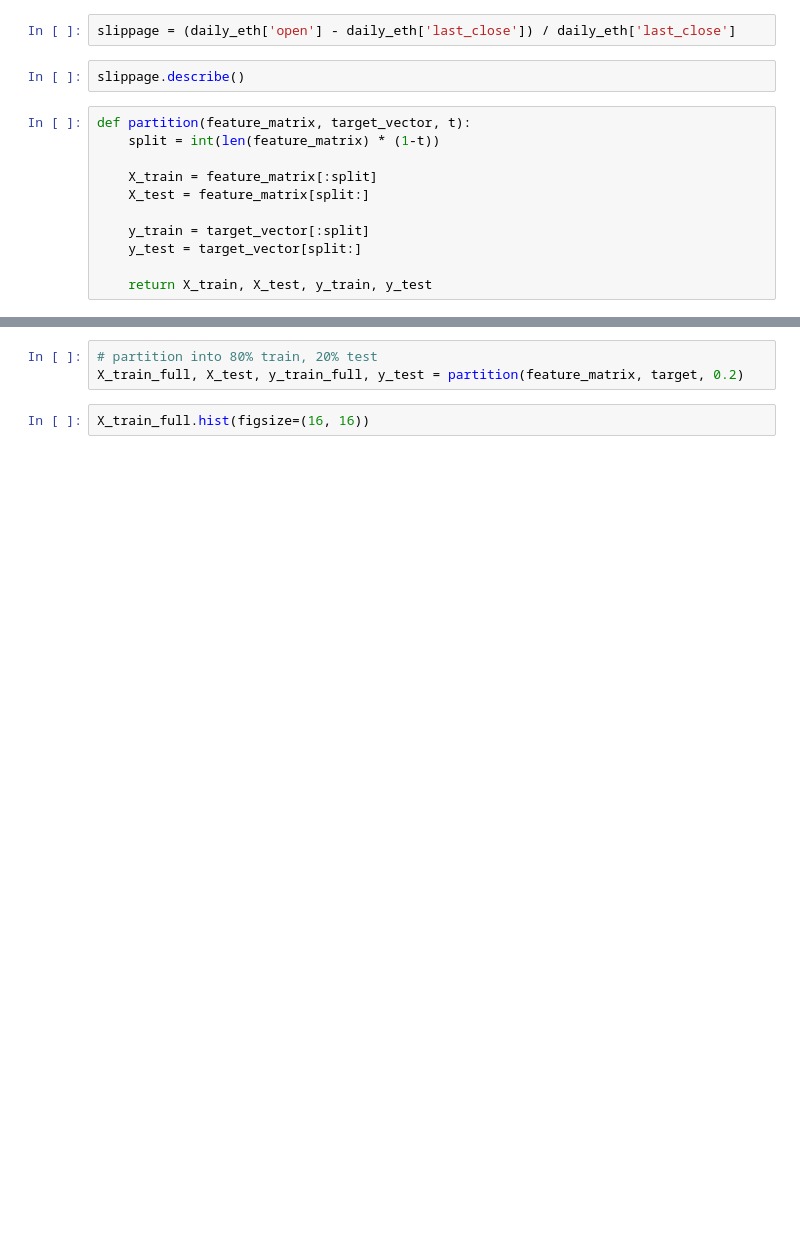
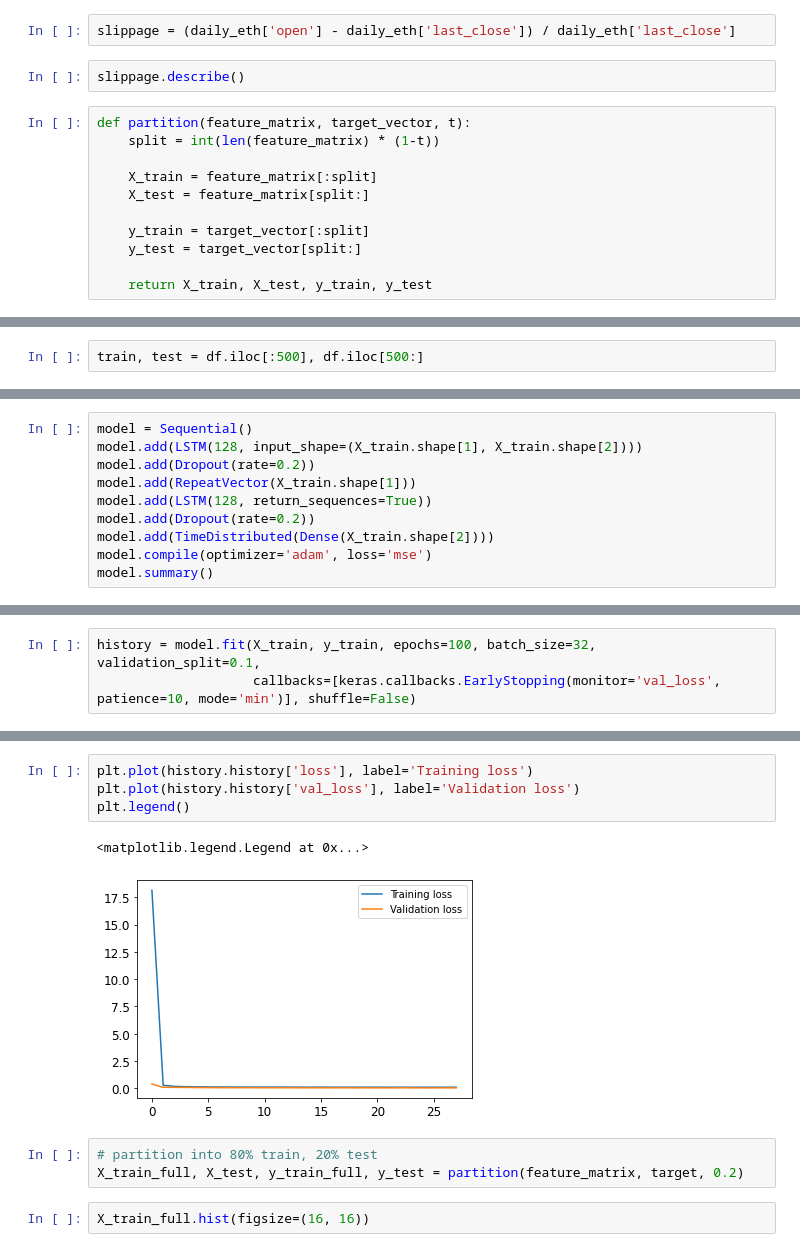
Before and after one commit to lohs/crypto-drl, a Jupyter notebook: neural_network/deep-learning.ipynb, the cells around one changed output, grey strips where cells are left out. Cells and saved outputs as stored; diff of their text form; blank space fills up the shorter version.

```diff
--- a/neural_network/deep-learning.ipynb
+++ b/neural_network/deep-learning.ipynb
@@ -108,0 +177,2 @@ target = daily_eth['target_trade']
+# %%
+train, test = df.iloc[:500], df.iloc[500:]
@@ -108,0 +216,10 @@ target = daily_eth['target_trade']
+# %%
+model = Sequential()
+model.add(LSTM(128, input_shape=(X_train.shape[1], X_train.shape[2])))
+model.add(Dropout(rate=0.2))
+model.add(RepeatVector(X_train.shape[1]))
+model.add(LSTM(128, return_sequences=True))
+model.add(Dropout(rate=0.2))
+model.add(TimeDistributed(Dense(X_train.shape[2])))
+model.compile(optimizer='adam', loss='mse')
+model.summary()
@@ -108,0 +244,3 @@ target = daily_eth['target_trade']
+# %%
+history = model.fit(X_train, y_train, epochs=100, batch_size=32, validation_split=0.1,
+                    callbacks=[keras.callbacks.EarlyStopping(monitor='val_loss', patience=10, mode='min')], shuffle=False)
@@ -109,3 +265,10 @@ target = daily_eth['target_trade']
+# %%
+plt.plot(history.history['loss'], label='Training loss')
+plt.plot(history.history['val_loss'], label='Validation loss')
+plt.legend()
+# %% [output]
+<matplotlib.legend.Legend at 0x...>
+[figure, added]
 # %%
 # partition into 80% train, 20% test
 X_train_full, X_test, y_train_full, y_test = partition(feature_matrix, target, 0.2)
```
Also changed, not shown: parts of 22 cells of this notebook, 3 other files.
